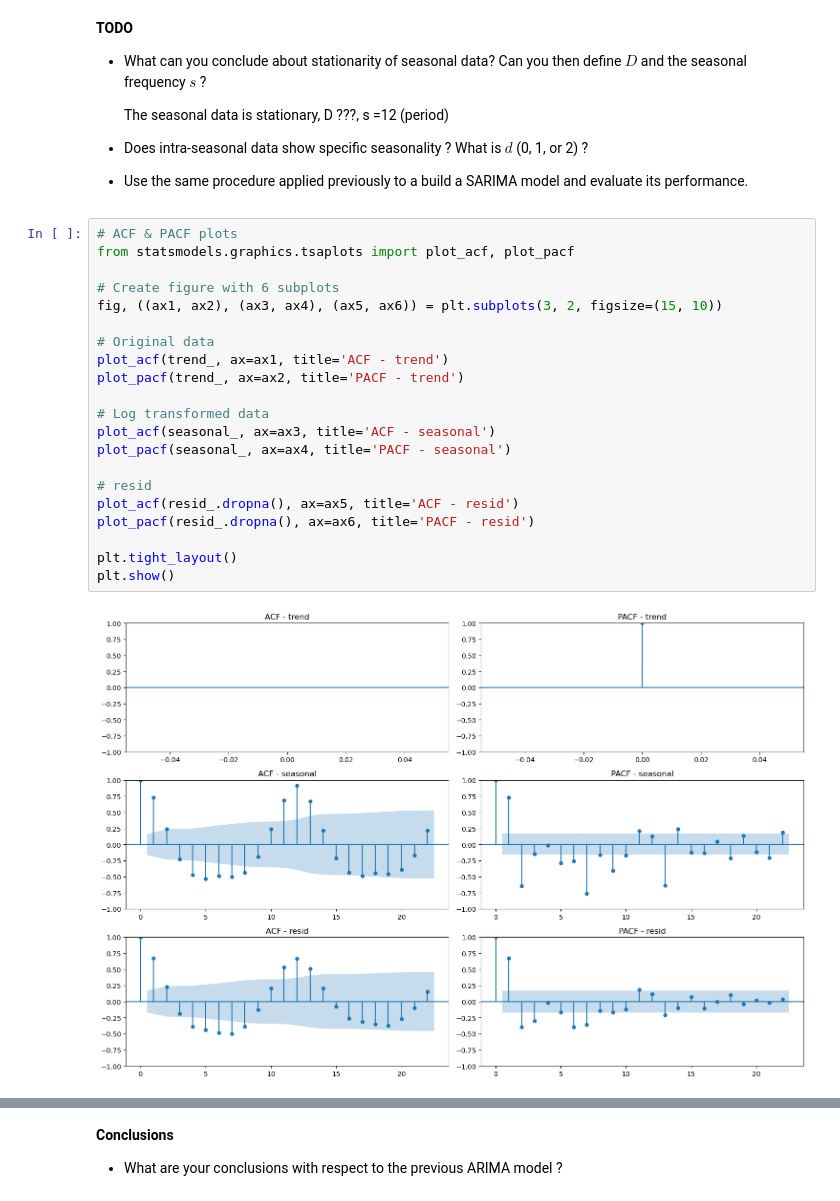
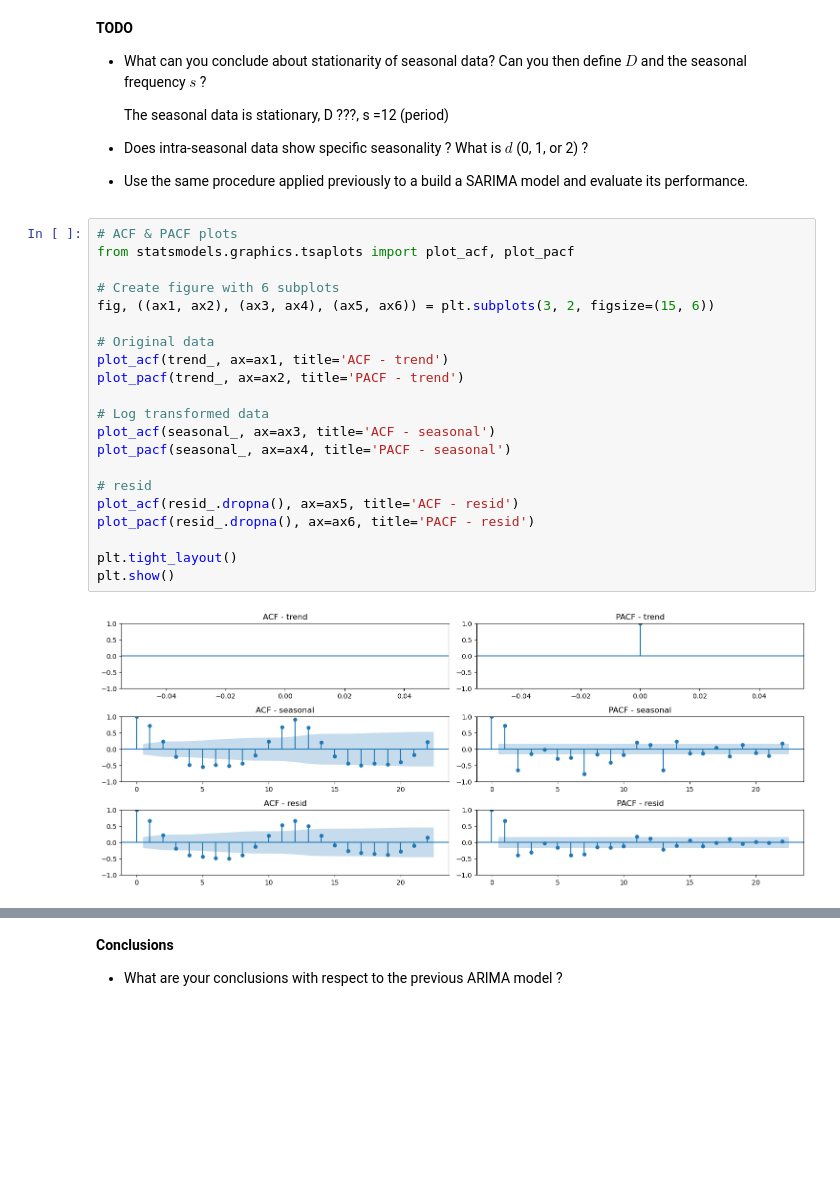
Before and after one commit to thomasmari/DataS3PG, a Jupyter notebook: module/11. ML/6. ML6/notebooks/NB2_Time_Series_Forecasts.ipynb, the cells around one changed output, grey strips where cells are left out. Drawn from its saved outputs; the diff is of its cells as text; blank space fills up the shorter version.

```diff
--- a/module/11. ML/6. ML6/notebooks/NB2_Time_Series_Forecasts.ipynb
+++ b/module/11. ML/6. ML6/notebooks/NB2_Time_Series_Forecasts.ipynb
@@ -449,25 +499,25 @@ axes[0].legend(),axes[1].legend(),axes[2].legend()
 # %%
 # ACF & PACF plots
 from statsmodels.graphics.tsaplots import plot_acf, plot_pacf
 
 # Create figure with 6 subplots
-fig, ((ax1, ax2), (ax3, ax4), (ax5, ax6)) = plt.subplots(3, 2, figsize=(15, 10))
+fig, ((ax1, ax2), (ax3, ax4), (ax5, ax6)) = plt.subplots(3, 2, figsize=(15, 6))
 
 # Original data
 plot_acf(trend_, ax=ax1, title='ACF - trend')
 plot_pacf(trend_, ax=ax2, title='PACF - trend')
 
 # Log transformed data
 plot_acf(seasonal_, ax=ax3, title='ACF - seasonal')
 plot_pacf(seasonal_, ax=ax4, title='PACF - seasonal')
 
 # resid
 plot_acf(resid_.dropna(), ax=ax5, title='ACF - resid')
 plot_pacf(resid_.dropna(), ax=ax6, title='PACF - resid')
 
 plt.tight_layout()
 plt.show()
 # %% [output]
-[figure, old version]
+[figure, new version]
 # %%
 # Fit the SARIMA model
```
Also changed, not shown: parts of 29 cells of this notebook.
